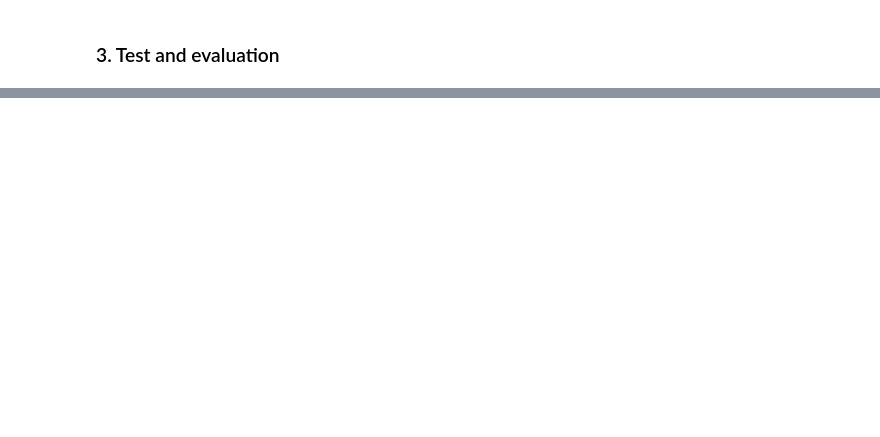
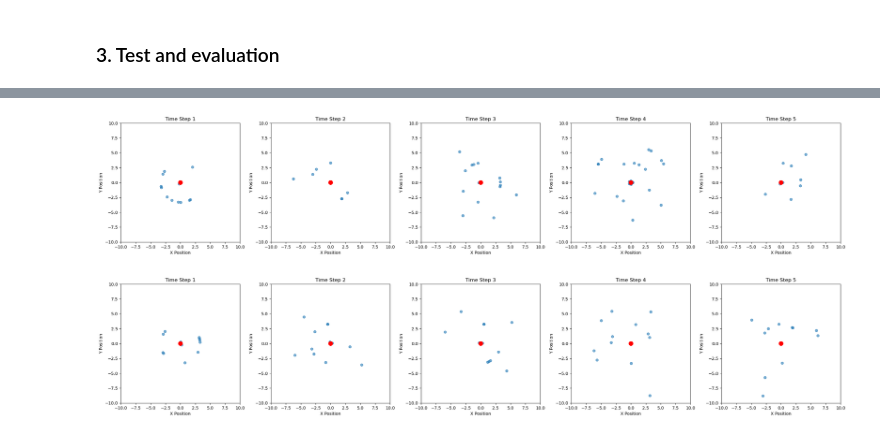
Before and after one commit to xwang97/SpatialDynamics, a Jupyter notebook: Analysis/validate.ipynb, the cells around one changed output, grey strips where cells are left out. Saved outputs shown, nothing was run; the diff lists cells and outputs as text; code cells hidden in the pictures; blank space fills up the shorter version.

```diff
--- a/Analysis/validate.ipynb
+++ b/Analysis/validate.ipynb
@@ -114,0 +202,8 @@ plt.show()
+# %%
+from utils import visulize_cell
+
+visulize_cell(test_data[80][:5])
+visulize_cell(prediction[80][:5])
+# %% [output]
+[figure, added]
+[figure, added]
```
Also changed, not shown: parts of 11 cells of this notebook, 2 other files.
